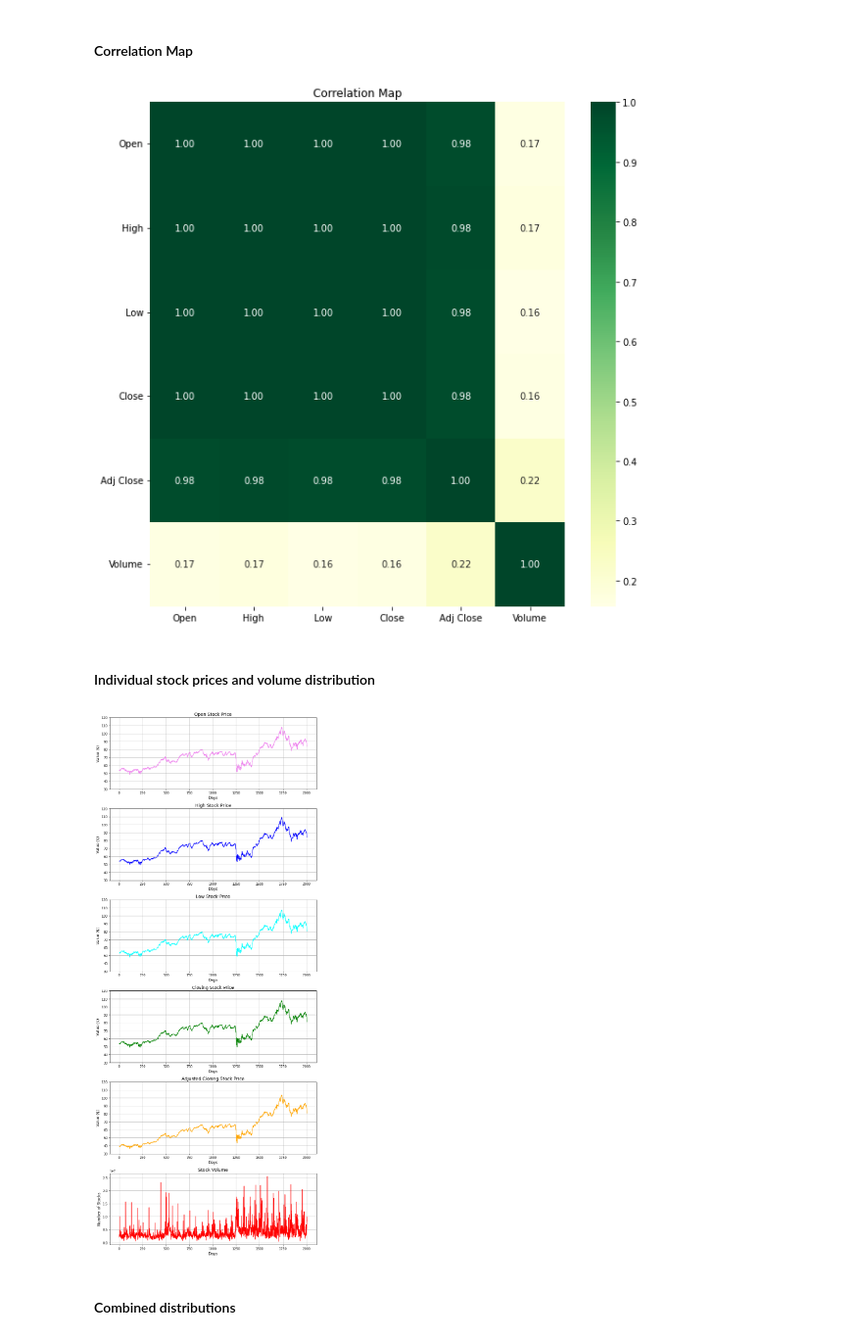
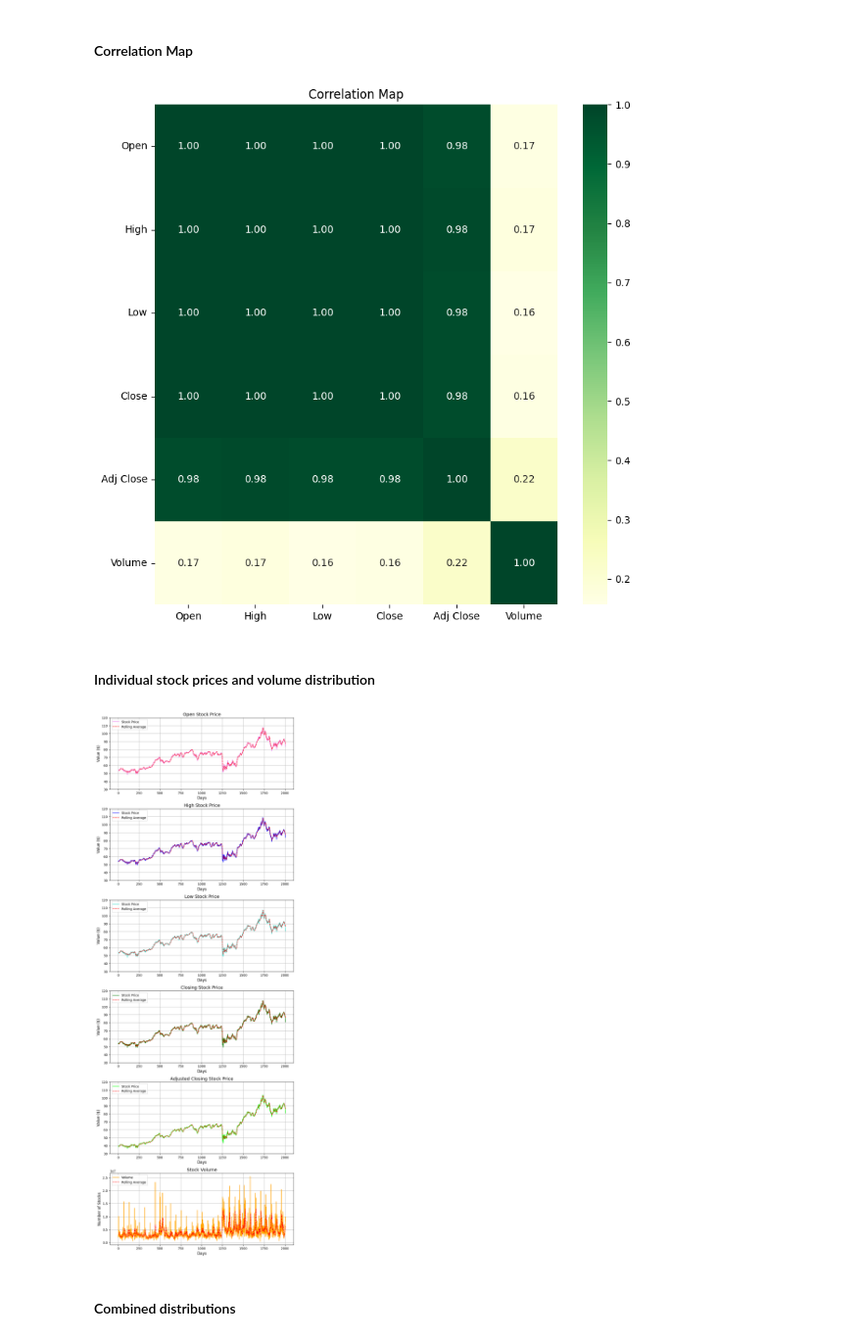
Before and after one commit to MarkLee7925/Bank-Stock-Prices-Prediction, a Jupyter notebook: Models/TDBank-StockPred-2023.ipynb, the cells around one changed output. Shown at 98% size. Saved outputs shown, nothing was run; the diff lists cells and outputs as text; code cells hidden in the pictures.

Commit message:
Add files via upload
Included rolling averages for each dataframe column.

```diff
--- a/Models/TDBank-StockPred-2023.ipynb
+++ b/Models/TDBank-StockPred-2023.ipynb
@@ -140,7 +140,7 @@ plt.show()
 #### Correlation Map
 # %%
 # Define figure
-plt.figure(figsize=(10,10))
+plt.figure(figsize=(9,9))
 
 # Correlation Map
 sns.heatmap(df.corr(method='pearson'), annot=True, cmap='YlGn', fmt='.2f')
@@ -153,16 +153,18 @@ plt.title('Correlation Map')
 # Show figure
 plt.show()
 # %% [output]
-[figure, old version]
+[figure, new version]
 # %% [markdown]
 #### Individual stock prices and volume distribution
 # %%
 # Define stock prices figure
-td_stock_prices = plt.figure(figsize=(10,24))
+td_stock_prices = plt.figure(figsize=(9,24))
 
 # Open Stock Price
 ax1 = td_stock_prices.add_subplot(6, 1, 1)
-ax1 = plt.plot(df['Open'], color = 'violet')
+ax1 = plt.plot(df['Open'], color = 'violet', label = 'Stock Price')
+# Rolling Average
+ax6 = plt.plot(df['Open'].rolling(window=7).mean(), "--", color = 'red', label = 'Rolling Average')
 # Adjust axes range(s)
 # plt.xticks(np.arange(0, 2250, 250))
 plt.yticks(np.arange(30, 130, 10))
@@ -172,12 +174,15 @@ plt.tight_layout()
 plt.xlabel('Days', fontsize=12)
 plt.ylabel('Value ($)', fontsize=12)
 plt.title('Open Stock Price', fontsize=14)
-# Plot grid
+# Plot legend and grid
+plt.legend(loc = 'upper left')
 plt.grid(True)
 
 # High Stock Price
 ax2 = td_stock_prices.add_subplot(6, 1, 2)
-ax2 = plt.plot(df['High'], color = 'blue')
+ax2 = plt.plot(df['High'], color = 'blue', label = 'Stock Price')
+# Rolling Average
+ax6 = plt.plot(df['High'].rolling(window=7).mean(), "--", color = 'red', label = 'Rolling Average')
 # Adjust axes range(s)
 # plt.xticks(np.arange(0, 2250, 250))
 plt.yticks(np.arange(30, 130, 10))
@@ -187,12 +192,15 @@ plt.tight_layout()
 plt.xlabel('Days', fontsize=12)
 plt.ylabel('Value ($)', fontsize=12)
 plt.title('High Stock Price', fontsize=14)
-# Plot grid
+# Plot legend and grid
+plt.legend(loc = 'upper left')
 plt.grid(True)
 
 # Low Stock Price
 ax3 = td_stock_prices.add_subplot(6, 1, 3)
-ax3 = plt.plot(df['Low'], color = 'cyan')
+ax3 = plt.plot(df['Low'], color = 'turquoise', label = 'Stock Price')
+# Rolling Average
+ax6 = plt.plot(df['Low'].rolling(window=7).mean(), "--", color = 'red', label = 'Rolling Average')
 # Adjust axes range(s)
 # plt.xticks(np.arange(0, 2250, 250))
 plt.yticks(np.arange(30, 130, 10))
@@ -202,12 +210,15 @@ plt.tight_layout()
 plt.xlabel('Days', fontsize=12)
 plt.ylabel('Value ($)', fontsize=12)
 plt.title('Low Stock Price', fontsize=14)
-# Plot grid
+# Plot legend and grid
+plt.legend(loc = 'upper left')
 plt.grid(True)
 
 # Closing Stock Price (target variable)
 ax4 = td_stock_prices.add_subplot(6, 1, 4)
-ax4 = plt.plot(df['Close'], color = 'green')
+ax4 = plt.plot(df['Close'], color = 'green', label = 'Stock Price')
+# Rolling Average
+ax6 = plt.plot(df['Close'].rolling(window=7).mean(), "--", color = 'red', label = 'Rolling Average')
 # Adjust axes range(s)
 # plt.xticks(np.arange(0, 2250, 250))
 plt.yticks(np.arange(30, 130, 10))
@@ -217,43 +228,50 @@ plt.tight_layout()
 plt.xlabel('Days', fontsize=12)
 plt.ylabel('Value ($)', fontsize=12)
 plt.title('Closing Stock Price', fontsize=14)
-# Plot grid
+# Plot legend and grid
+plt.legend(loc = 'upper left')
 plt.grid(True)
 
 # Adjusting Closing Stock Price
 ax5 = td_stock_prices.add_subplot(6, 1, 5)
-ax5 = plt.plot(df['Adj Close'], color = 'orange')
+ax5 = plt.plot(df['Adj Close'], color = 'lime', label = 'Stock Price')
+# Rolling Average
+ax6 = plt.plot(df['Adj Close'].rolling(window=7).mean(), "--", color = 'red', label = 'Rolling Average')
 # Adjust axes range(s)
 # plt.xticks(np.arange(0, 2250, 250))
 plt.yticks(np.arange(30, 130, 10))
 # Adjust spacing
 plt.tight_layout()
 # Plot title and labels
 plt.xlabel('Days', fontsize=12)
 plt.ylabel('Value ($)', fontsize=12)
 plt.title('Adjusted Closing Stock Price', fontsize=14)
-# Plot grid
+# Plot legend and grid
+plt.legend(loc = 'upper left')
 plt.grid(True)
 
 # Volume (number of stocks)
 ax6 = td_stock_prices.add_subplot(6, 1, 6)
-ax6 = plt.plot(df['Volume'], color = 'red')
+ax6 = plt.plot(df['Volume'], color = 'orange', label = 'Volume')
+# Rolling Average
+ax6 = plt.plot(df['Volume'].rolling(window=7).mean(), "--", color = 'red', label = 'Rolling Average')
 # Adjust axes range(s)
 # plt.xticks()
 # plt.yticks()
 # Adjust spacing
 plt.tight_layout()
 # Plot title and labels
 plt.xlabel('Days', fontsize=12)
 plt.ylabel('Number of Stocks', fontsize=12)
 plt.title('Stock Volume', fontsize=14)
-# Plot grid
+# Plot legend and grid
+plt.legend(loc = 'upper left')
 plt.grid(True)
 
 # Show plot
 plt.show()
 # %% [output]
-[figure, old version]
+[figure, new version]
 # %% [markdown]
 #### Combined distributions
 # %%
```
Also changed, not shown: parts of 8 cells of this notebook.
